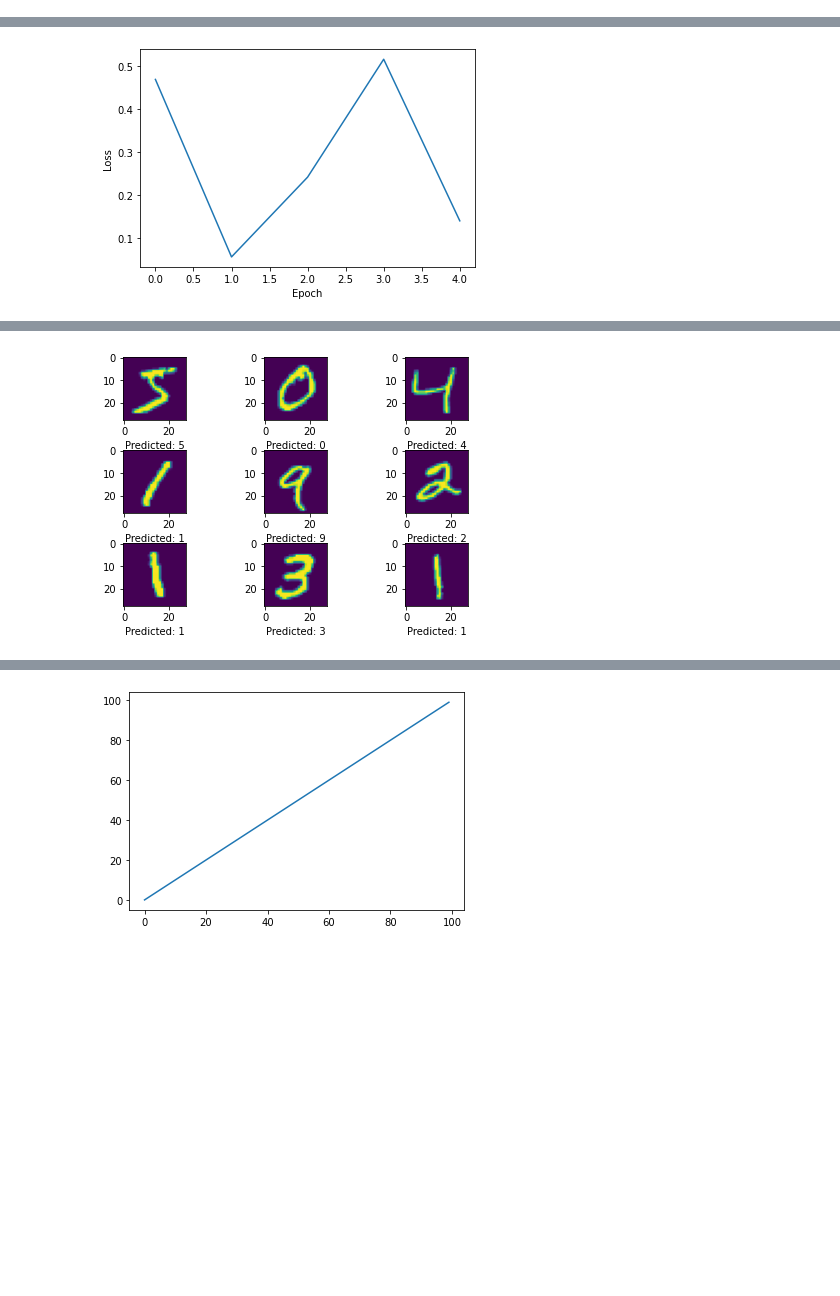
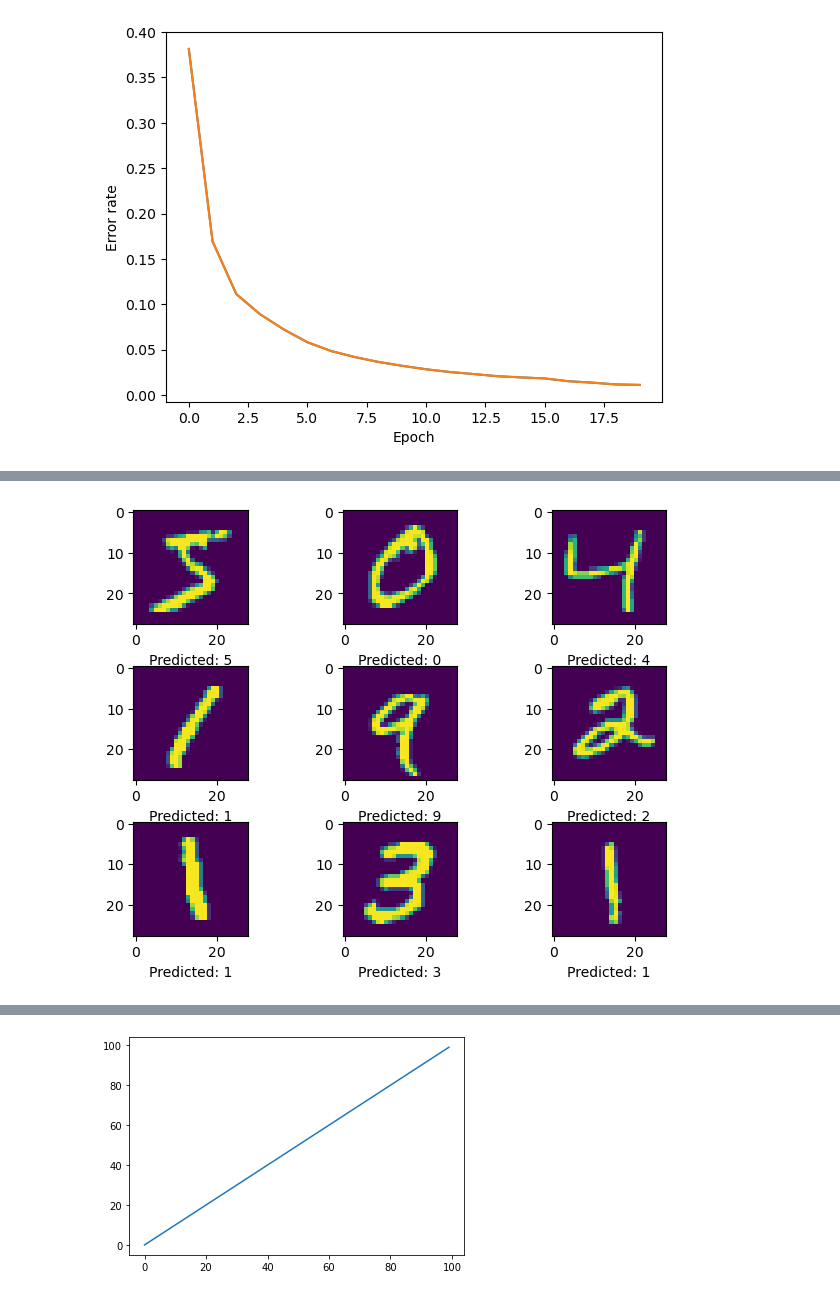
Before and after one commit to ethanh20009/FirstPytorch, a Jupyter notebook: gpt3.ipynb, the cells around one changed output, grey strips where cells are left out. Drawn from its saved outputs; the diff is of its cells as text; code cells hidden in the pictures; blank space fills up the shorter version.

Commit message:
Added cuda

```diff
--- a/gpt3.ipynb
+++ b/gpt3.ipynb
@@ -6,6 +6,15 @@ from torch.utils.data import DataLoader, TensorDataset
 
 # Load the MNIST dataset
 from torchvision.datasets import MNIST
+
+device = torch.device("cuda" if torch.cuda.is_available() else "cpu")
+
+#Force CPU
+forceCPU = False
+if forceCPU:
+    device=torch.device("cpu")
+print(device)
+
 dataset = MNIST(root='.', download=True)
 
 print(torch.cuda.is_available())
@@ -21,18 +30,26 @@ print(X_train.shape)
 y_train = np.eye(10)[y_train]
 y_test = np.eye(10)[y_test]
 
-BATCHSIZE = 1000
-dataset = TensorDataset(torch.tensor(X_train, dtype=torch.float), torch.tensor(y_train, dtype=torch.float))
-dataloader = DataLoader(dataset=dataset, batch_size=50, shuffle=True)
+cudaxTrain = torch.tensor(X_train, dtype=torch.float, device=device)
+cudayTrain = torch.tensor(y_train, dtype=torch.float, device=device)
+
+cudaxVal = torch.tensor(X_test, dtype=torch.float, device=device)
+cudayVal = torch.tensor(y_test, dtype=torch.float, device=device)
+
+BATCHSIZE = 10000
+dataset = TensorDataset(cudaxTrain,cudayTrain)
+dataloader = DataLoader(dataset=dataset, batch_size=BATCHSIZE, shuffle=True)
 
 # Create the neural network
 class Net(torch.nn.Module):
     def __init__(self):
         super(Net, self).__init__()
+        #Fully Connected
         self.fc1 = torch.nn.Linear(28*28, 128)
         self.fc2 = torch.nn.Linear(128, 128)
         self.fc3 = torch.nn.Linear(128, 128)
         self.fc4 = torch.nn.Linear(128, 10)
+
 
     def forward(self, x):
         x = torch.nn.functional.relu(self.fc1(x))
@@ -42,12 +59,16 @@ class Net(torch.nn.Module):
         return x
 
 model = Net()
+model.to(device)
 
 # Define the loss function and optimizer
 loss_fn = torch.nn.CrossEntropyLoss()
 optimizer = torch.optim.Adam(model.parameters(), lr=0.01)
-numEpochs = 5
+numEpochs = 20
 history = np.zeros(shape=(numEpochs), dtype=float)
+errorRate = np.zeros(shape=(numEpochs), dtype=float)
+indexRange = torch.arange(cudayVal.shape[0])
+indexRangeTrain = torch.arange(cudayTrain.shape[0])
 # Train the model
 for epoch in range(numEpochs):
 
@@ -61,14 +82,44 @@ for epoch in range(numEpochs):
         loss.backward()
         optimizer.step()
 
-    history[epoch] = loss.item()
-    print(epoch)
+    #/////////////////////
+
+    #Forward pass
+    # outputs = model(torch.tensor(X_train, dtype=float))
+    # loss = loss_fn(outputs, y_batch)
+
+    # # Backward pass
+    # optimizer.zero_grad()
+    # loss.backward()
+    # optimizer.step()
+
+    #///////////////////////
+
+    #Calculate error rate
+    valPred = model(cudaxVal)
+    valPred = torch.argmax(valPred,dim=1)
+    correct = cudayVal[indexRange,valPred]
+    numCorrect = 1-(torch.sum(correct).item() / cudayVal.shape[0])
+
+    errorRate[epoch] = numCorrect
+
+    #Calculate error rate on training set
+
+    valPred = model(cudaxTrain)
+    valPred = torch.argmax(valPred,dim=1)
+    correct = cudayTrain[indexRangeTrain,valPred]
+    numCorrect = 1-(torch.sum(correct).item() / cudayTrain.shape[0])
+
+
+    history[epoch] = numCorrect
+    print("Epoch:"+str(epoch), end="\r")
 
 
 #Plot the error rate
 plt.plot(history)
+plt.plot(errorRate)
 plt.xlabel('Epoch')
-plt.ylabel('Loss')
+plt.ylabel('Error rate')
 plt.show()
 
 model.eval()
@@ -76,11 +127,12 @@ fig, ax = plt.subplots(3,3)
 ax = ax.flatten()
 fig.tight_layout(pad=0.9)
 
+testshape = model(cudaxTrain)
+print(testshape.shape)
+
 for x in range(9):
     test = X_test[x].reshape((28,28))
     ax[x].imshow(test)
-    ax[x].set_xlabel("Predicted: " + str(torch.argmax(model(torch.tensor(test.flatten(), dtype=torch.float))).item()))
-    print()
+    ax[x].set_xlabel("Predicted: " + str(torch.argmax(model(torch.tensor(test.flatten(), dtype=torch.float, device=device))).item()))
     softmax = torch.nn.Softmax(dim=0)
-    print("Certainty:",  torch.max(softmax(model(torch.tensor(test.flatten(), dtype=torch.float)))).item())
 # %% [output]
@@ -87,0 +143 @@ False
+[figure, new version]
@@ -94 +144,0 @@ False
-[figure, old version]
@@ -112 +145 @@ Certainty: 0.9999980926513672
-[figure, old version]
+[figure, new version]
```
Also changed, not shown: parts of 3 cells of this notebook.
